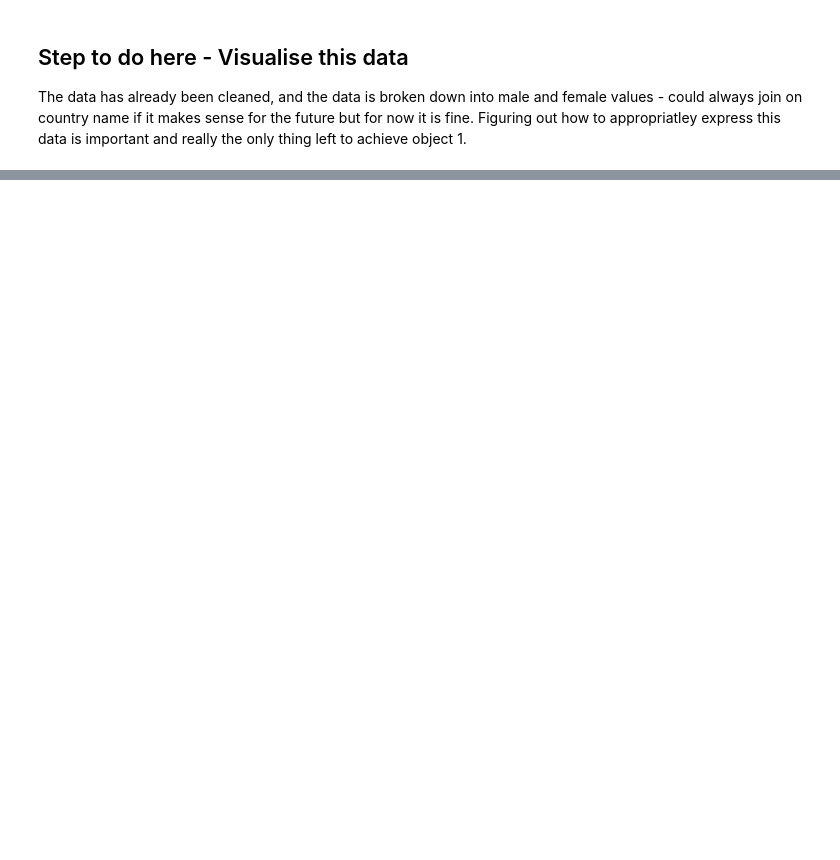
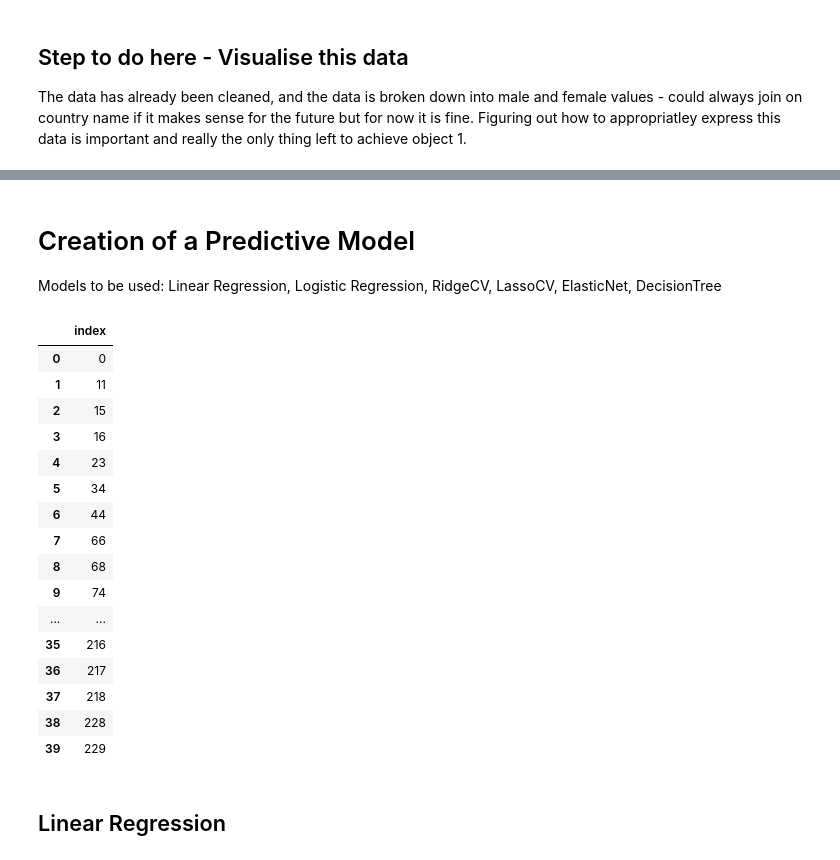
Before and after one commit to amitchandna/Indian_Migration_History, a Jupyter notebook: Indian_Migration.ipynb, the cells around one changed output, grey strips where cells are left out. Cells and saved outputs as stored; diff of their text form; code cells hidden in the pictures; blank space fills up the shorter version.

```diff
--- a/Indian_Migration.ipynb
+++ b/Indian_Migration.ipynb
@@ -108,0 +146,3 @@ AttributeError: module 'matplotlib.pyplot' has no attribute 'pyplot'
+# %% [markdown]
+# Creation of a Predictive Model
+Models to be used: Linear Regression, Logistic Regression, RidgeCV, LassoCV, ElasticNet, DecisionTree
@@ -108,0 +155,23 @@ AttributeError: module 'matplotlib.pyplot' has no attribute 'pyplot'
+# %%
+X = df_fem.copy()
+y = X.pop('Country_Abbreviation')
+y = y.reset_index()
+y = y.drop(columns = 'Country_Abbreviation')
+# %% [output]
+|  | index |
+| 0 | 0 |
+| 1 | 11 |
+| 2 | 15 |
+| 3 | 16 |
+| 4 | 23 |
+| 5 | 34 |
+| 6 | 44 |
+| 7 | 66 |
+| 8 | 68 |
+| 9 | 74 |
+| ... | ... |
+| 35 | 216 |
+| 36 | 217 |
+| 37 | 218 |
+| 38 | 228 |
+| 39 | 229 |
@@ -108,0 +182,2 @@ AttributeError: module 'matplotlib.pyplot' has no attribute 'pyplot'
+# %% [markdown]
+## Linear Regression
```
Also changed, not shown: parts of 23 cells of this notebook.
